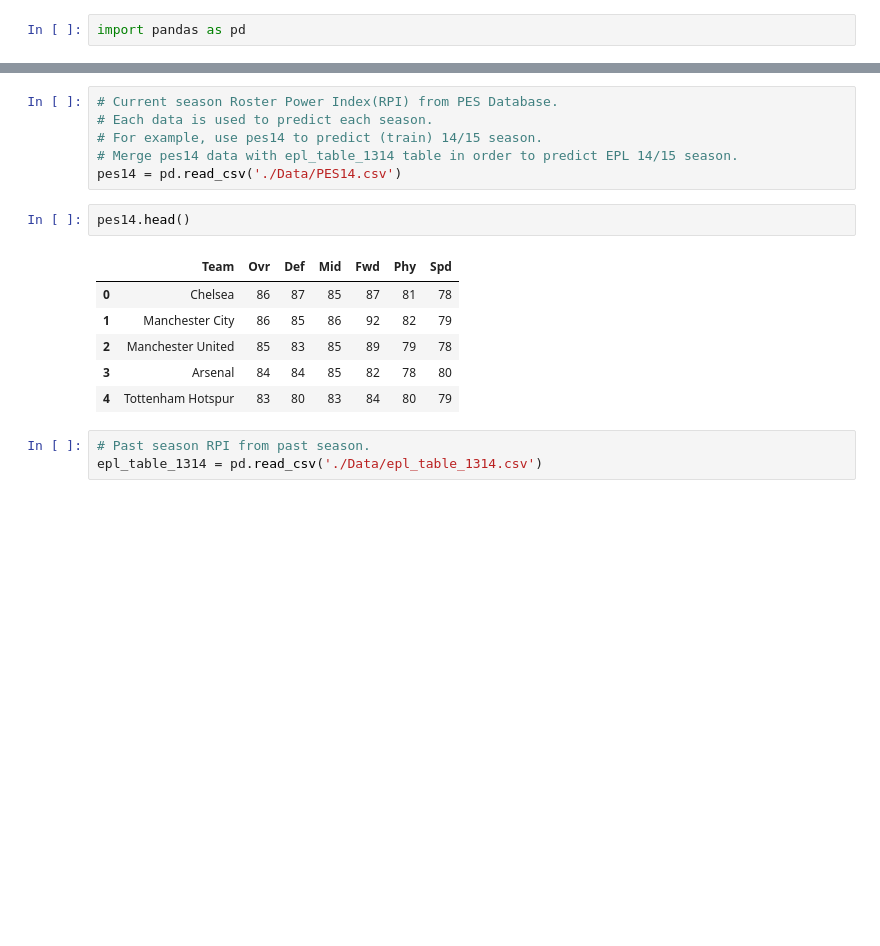
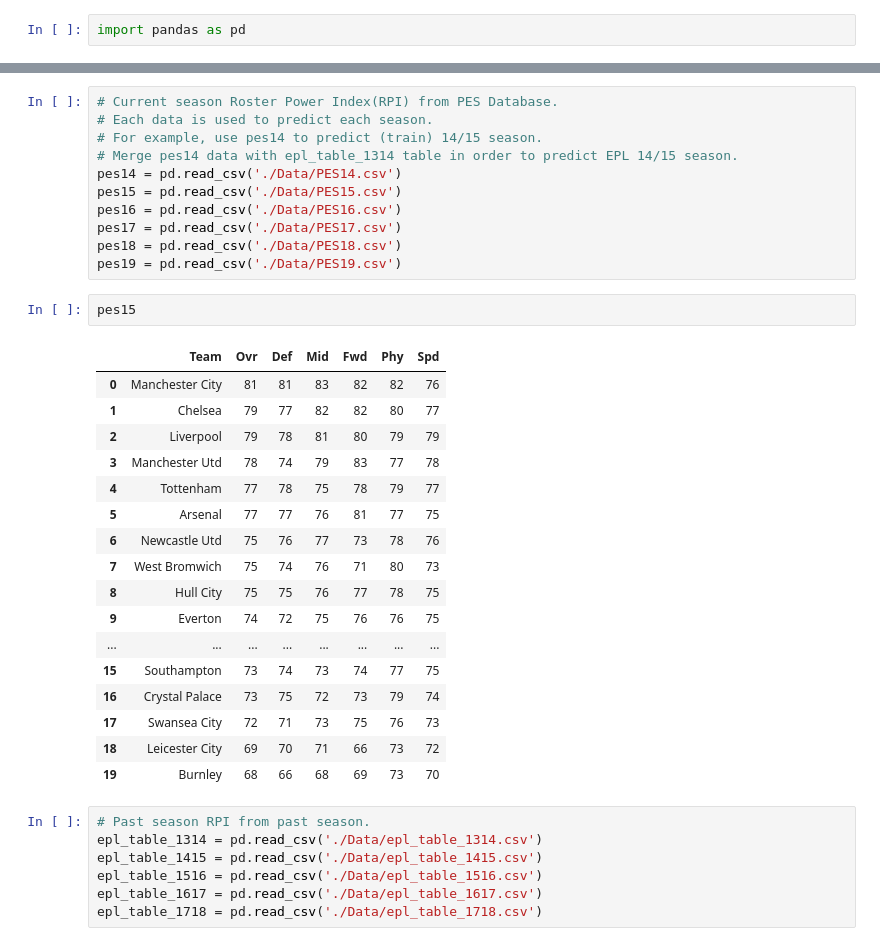
Before and after one commit to slee279/EPL, a Jupyter notebook: RosterPowerIndex.ipynb, the cells around one changed output, grey strips where cells are left out. Saved outputs shown, nothing was run; the diff lists cells and outputs as text; blank space fills up the shorter version.

```diff
--- a/RosterPowerIndex.ipynb
+++ b/RosterPowerIndex.ipynb
@@ -6,16 +42,36 @@ import pandas as pd
 # For example, use pes14 to predict (train) 14/15 season.
 # Merge pes14 data with epl_table_1314 table in order to predict EPL 14/15 season.
 pes14 = pd.read_csv('./Data/PES14.csv')
+pes15 = pd.read_csv('./Data/PES15.csv')
+pes16 = pd.read_csv('./Data/PES16.csv')
+pes17 = pd.read_csv('./Data/PES17.csv')
+pes18 = pd.read_csv('./Data/PES18.csv')
+pes19 = pd.read_csv('./Data/PES19.csv')
-# %%
-pes14.head()
-# %% [output]
-|  | Team | Ovr | Def | Mid | Fwd | Phy | Spd |
-| 0 | Chelsea | 86 | 87 | 85 | 87 | 81 | 78 |
-| 1 | Manchester City | 86 | 85 | 86 | 92 | 82 | 79 |
-| 2 | Manchester United | 85 | 83 | 85 | 89 | 79 | 78 |
-| 3 | Arsenal | 84 | 84 | 85 | 82 | 78 | 80 |
-| 4 | Tottenham Hotspur | 83 | 80 | 83 | 84 | 80 | 79 |
+# %%
+pes15
+# %% [output]
+|  | Team | Ovr | Def | Mid | Fwd | Phy | Spd |
+| 0 | Manchester City | 81 | 81 | 83 | 82 | 82 | 76 |
+| 1 | Chelsea | 79 | 77 | 82 | 82 | 80 | 77 |
+| 2 | Liverpool | 79 | 78 | 81 | 80 | 79 | 79 |
+| 3 | Manchester Utd | 78 | 74 | 79 | 83 | 77 | 78 |
+| 4 | Tottenham | 77 | 78 | 75 | 78 | 79 | 77 |
+| 5 | Arsenal | 77 | 77 | 76 | 81 | 77 | 75 |
+| 6 | Newcastle Utd | 75 | 76 | 77 | 73 | 78 | 76 |
+| 7 | West Bromwich | 75 | 74 | 76 | 71 | 80 | 73 |
+| 8 | Hull City | 75 | 75 | 76 | 77 | 78 | 75 |
+| 9 | Everton | 74 | 72 | 75 | 76 | 76 | 75 |
+| ... | ... | ... | ... | ... | ... | ... | ... |
+| 15 | Southampton | 73 | 74 | 73 | 74 | 77 | 75 |
+| 16 | Crystal Palace | 73 | 75 | 72 | 73 | 79 | 74 |
+| 17 | Swansea City | 72 | 71 | 73 | 75 | 76 | 73 |
+| 18 | Leicester City | 69 | 70 | 71 | 66 | 73 | 72 |
+| 19 | Burnley | 68 | 66 | 68 | 69 | 73 | 70 |
 # %%
 # Past season RPI from past season.
 epl_table_1314 = pd.read_csv('./Data/epl_table_1314.csv')
+epl_table_1415 = pd.read_csv('./Data/epl_table_1415.csv')
+epl_table_1516 = pd.read_csv('./Data/epl_table_1516.csv')
+epl_table_1617 = pd.read_csv('./Data/epl_table_1617.csv')
+epl_table_1718 = pd.read_csv('./Data/epl_table_1718.csv')
 # %%
```
Also changed, not shown: parts of 22 cells of this notebook, 7 other files.
